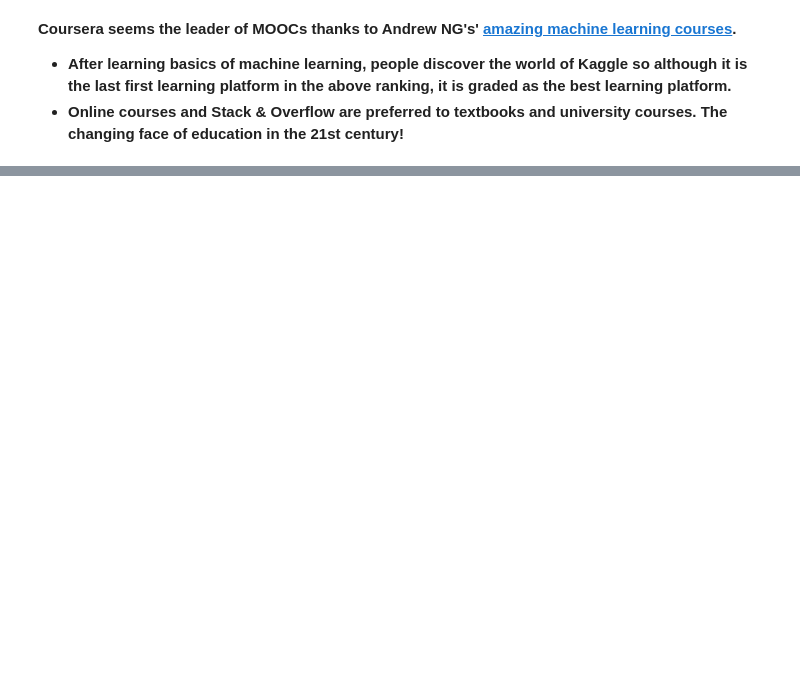
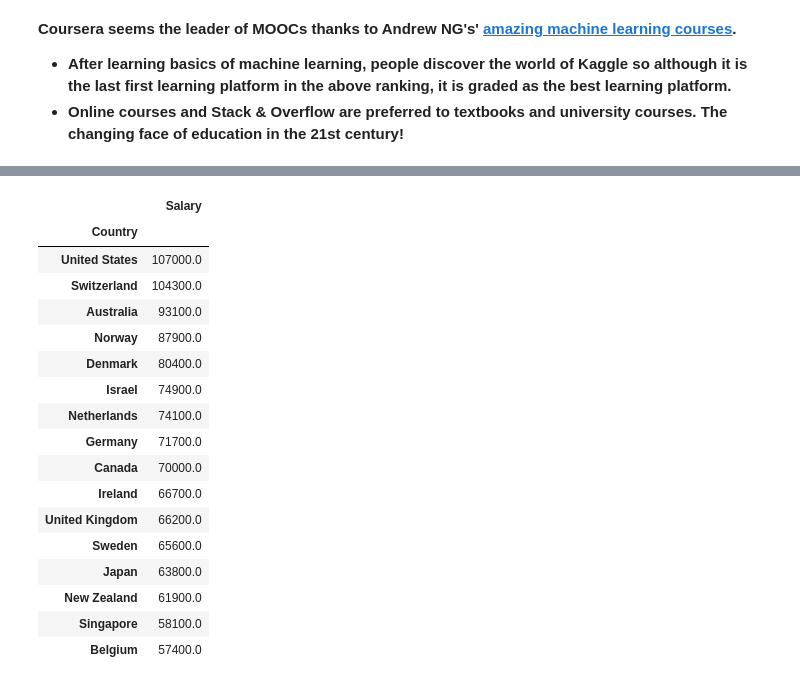
Before and after one commit to TelRich/Multiple_Choice_Response_Analysis, a Jupyter notebook: plotly_a.ipynb, the cells around one changed output, grey strips where cells are left out. Drawn from its saved outputs; the diff is of its cells as text; code cells hidden in the pictures; blank space fills up the shorter version.

```diff
--- a/plotly_a.ipynb
+++ b/plotly_a.ipynb
@@ -221,0 +256,39 @@ po.iplot(fig)
+# %%
+mulchrep['CompensationAmount'] = mulchrep['CompensationAmount'].str.replace(',','')
+mulchrep['CompensationAmount'] = mulchrep['CompensationAmount'].str.replace('-','')
+
+salary = mulchrep[['CompensationAmount', 'CompensationCurrency', 'Country', 'JobSatisfaction',
+                    'CurrentJobTitleSelect', 'Age', 'GenderSelect']].dropna()
+
+crates = pd.read_csv('/datasets/conversionRates.csv')
+crates.drop('Unnamed: 0', axis=1, inplace=True)
+salary = salary.merge(crates, left_on='CompensationCurrency', right_on='originCountry', how='left')
+salary['Salary'] = pd.to_numeric(salary['CompensationAmount']) * salary['exchangeRate']
+
+us_salary = salary[(salary['Salary'] > 100) & (salary['Salary'] < 500000) &
+                   (salary['Country'] == 'United States')]
+non_us_salary = salary[(salary['Salary'] > 100) & (salary['Salary'] < 500000) &
+                   (~(salary['Country'] == 'United States'))]
+sal_coun = salary.groupby('Country')['Salary'].median().round(-2).sort_values(ascending=False)[:16].\
+    to_frame()
+
+trace = go.Bar()
+# %% [output]
+|  | Salary |
+| Country |  |
+| United States | 107000.0 |
+| Switzerland | 104300.0 |
+| Australia | 93100.0 |
+| Norway | 87900.0 |
+| Denmark | 80400.0 |
+| Israel | 74900.0 |
+| Netherlands | 74100.0 |
+| Germany | 71700.0 |
+| Canada | 70000.0 |
+| Ireland | 66700.0 |
+| United Kingdom | 66200.0 |
+| Sweden | 65600.0 |
+| Japan | 63800.0 |
+| New Zealand | 61900.0 |
+| Singapore | 58100.0 |
+| Belgium | 57400.0 |
```
Also changed, not shown: parts of 3 cells of this notebook.
